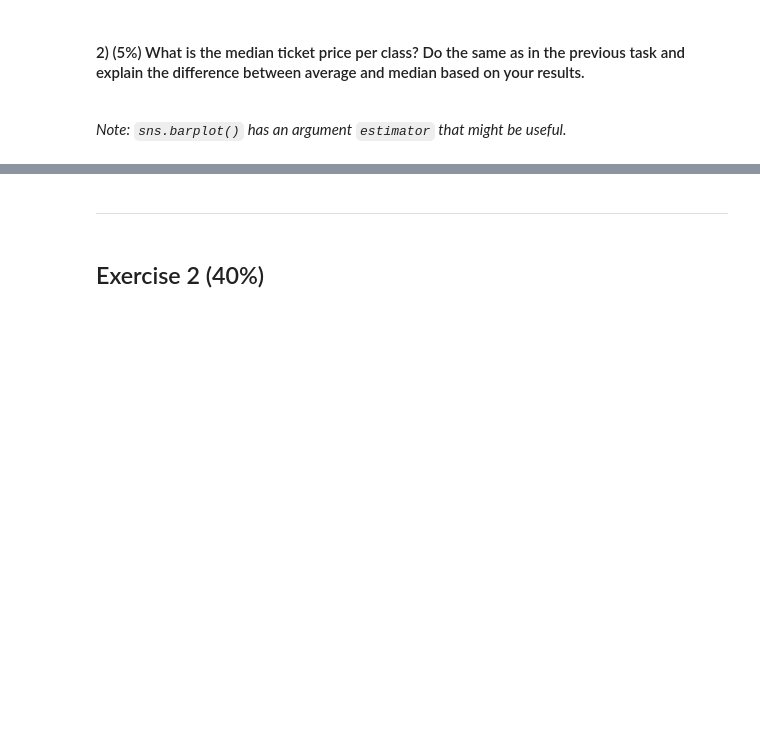
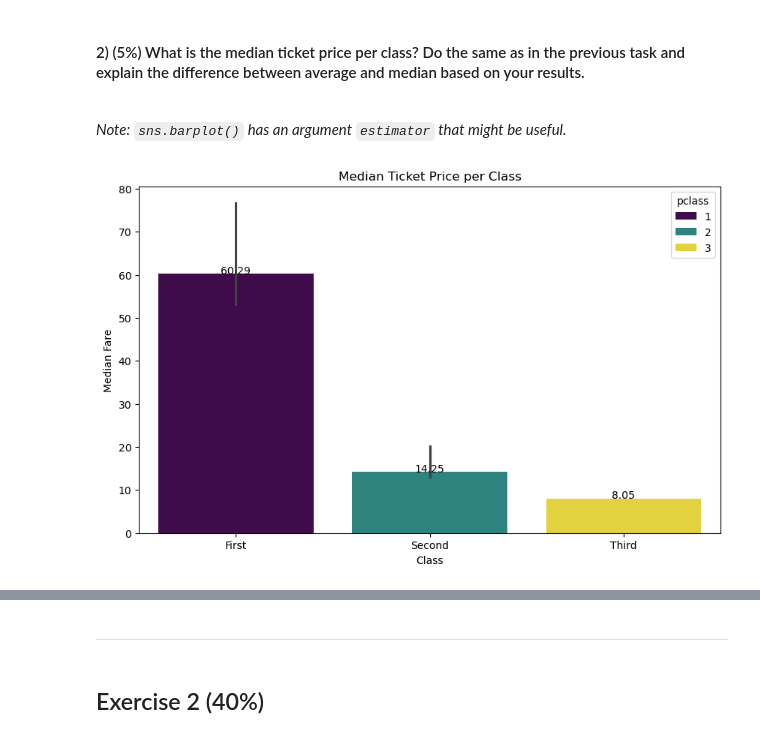
Before and after one commit to erdfern/studium, a Jupyter notebook: ss24/ds1-ss24/exercises/6/Exercise_eng.ipynb, the cells around one changed output, grey strips where cells are left out. Cells and saved outputs as stored; diff of their text form; code cells hidden in the pictures; blank space fills up the shorter version.

```diff
--- a/ss24/ds1-ss24/exercises/6/Exercise_eng.ipynb
+++ b/ss24/ds1-ss24/exercises/6/Exercise_eng.ipynb
@@ -23,3 +47,22 @@ Load the Titanic Dataset as a Pandas DataFrame. Answer the following questions b
 # %% [markdown]
 #### 2) (5%) What is the median ticket price per class? Do the same as in the previous task and explain the difference between average and median based on your results.
 <br> *Note: `sns.barplot()` has an argument `estimator` that might be useful.*
+# %%
+import numpy as np
+
+median_fare_per_class = titanic_df.groupby('pclass')['fare'].median().reset_index()
+
+# barplot for median fares using np.median as the estimator
+plt.figure(figsize=(10, 6))
+barplot_median = sns.barplot(data=titanic_df, x='pclass', y='fare', estimator=np.median, hue='pclass', palette="viridis")
+
+for index, row in median_fare_per_class.iterrows():
+    barplot_median.text(row['pclass']-1, row['fare'], round(row['fare'], 2), color='black', ha="center")
+
+plt.title('Median Ticket Price per Class')
+plt.xlabel('Class')
+plt.ylabel('Median Fare')
+plt.xticks([0, 1, 2], ['First', 'Second', 'Third'])
+plt.show()
+# %% [output]
+[figure, added]
```
Also changed, not shown: parts of 12 cells of this notebook, 2 other files.
